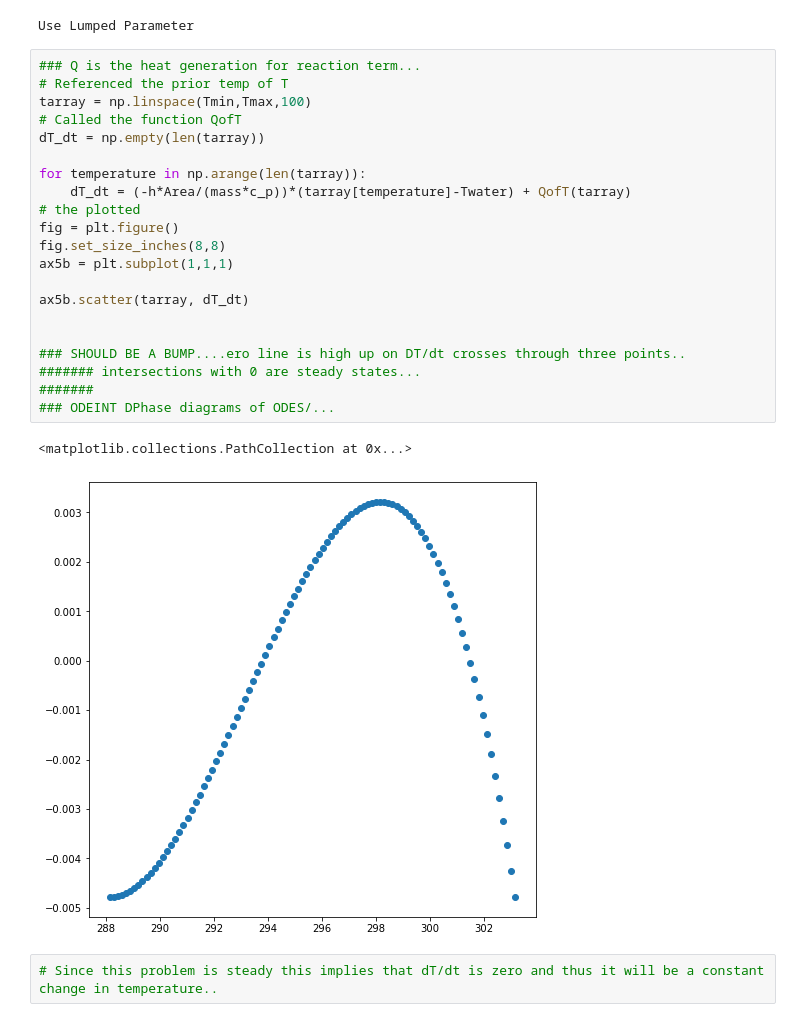
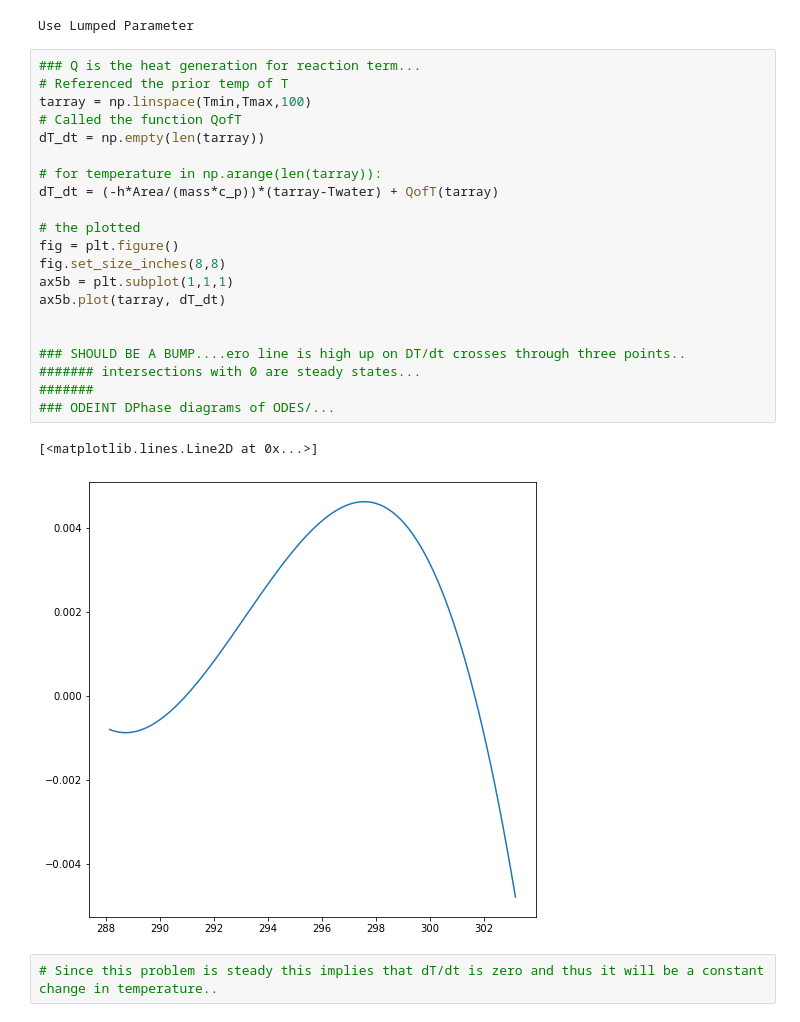
Before and after one commit to loganrower/BEE322_Thermo, a Jupyter notebook: HW5/HW5.ipynb, the cells around one changed output. Cells and saved outputs as stored; diff of their text form.

```diff
--- a/HW5/HW5.ipynb
+++ b/HW5/HW5.ipynb
@@ -105,26 +105,26 @@ Use Lumped Parameter
 # %%
 ### Q is the heat generation for reaction term...
 # Referenced the prior temp of T
 tarray = np.linspace(Tmin,Tmax,100)
 # Called the function QofT
 dT_dt = np.empty(len(tarray))
 
-for temperature in np.arange(len(tarray)):
-    dT_dt = (-h*Area/(mass*c_p))*(tarray[temperature]-Twater) + QofT(tarray)
+# for temperature in np.arange(len(tarray)):
+dT_dt = (-h*Area/(mass*c_p))*(tarray-Twater) + QofT(tarray)
+
 # the plotted
 fig = plt.figure()
 fig.set_size_inches(8,8)
 ax5b = plt.subplot(1,1,1)
-
-ax5b.scatter(tarray, dT_dt)
+ax5b.plot(tarray, dT_dt)
 
 
 ### SHOULD BE A BUMP....ero line is high up on DT/dt crosses through three points..
 ####### intersections with 0 are steady states...
 #######
 ### ODEINT DPhase diagrams of ODES/...
 # %% [output]
-<matplotlib.collections.PathCollection at 0x...>
+[<matplotlib.lines.Line2D at 0x...>]
-[figure, old version]
+[figure, new version]
 # %%
 # Since this problem is steady this implies that dT/dt is zero and thus it will be a constant change in temperature..
```
